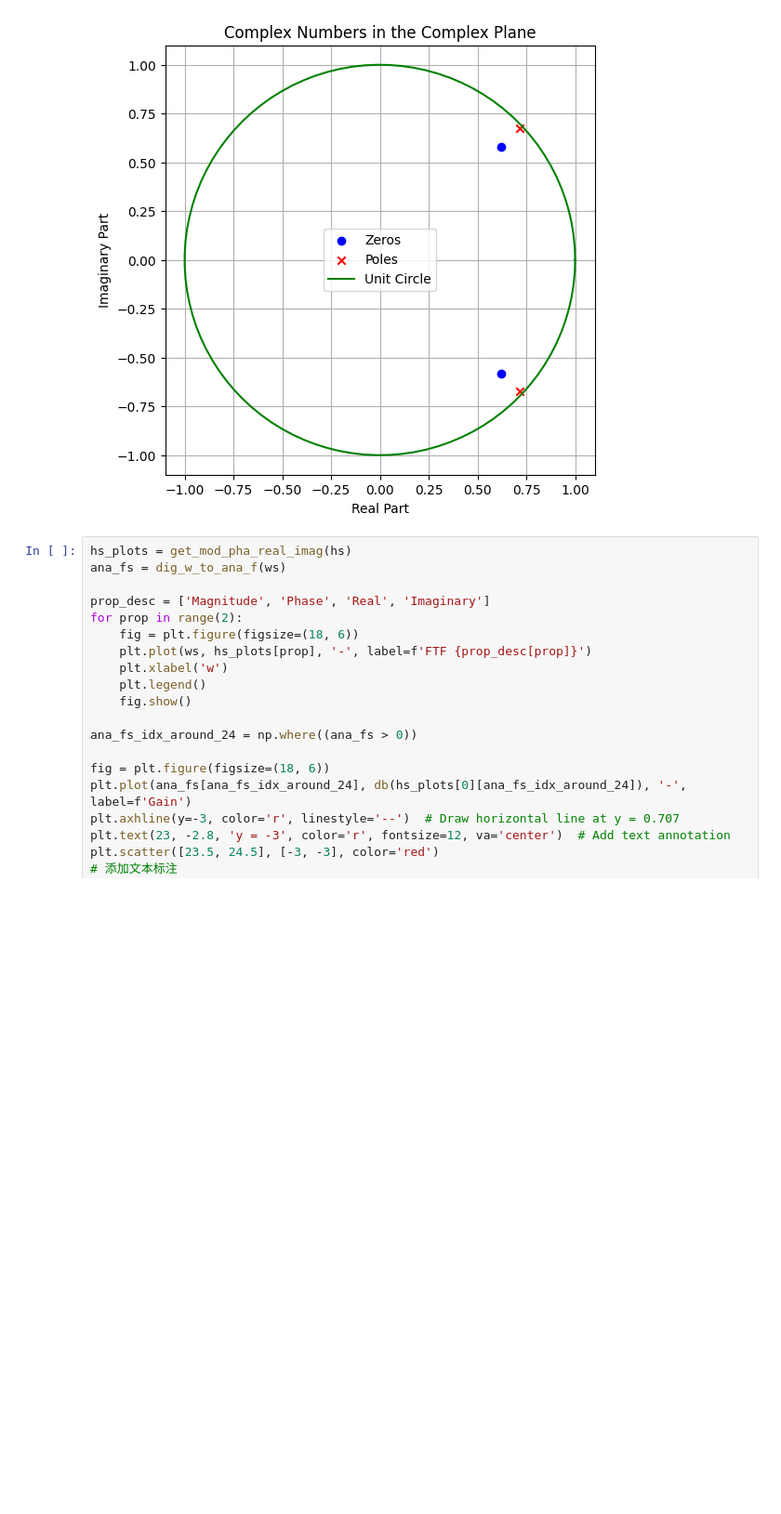
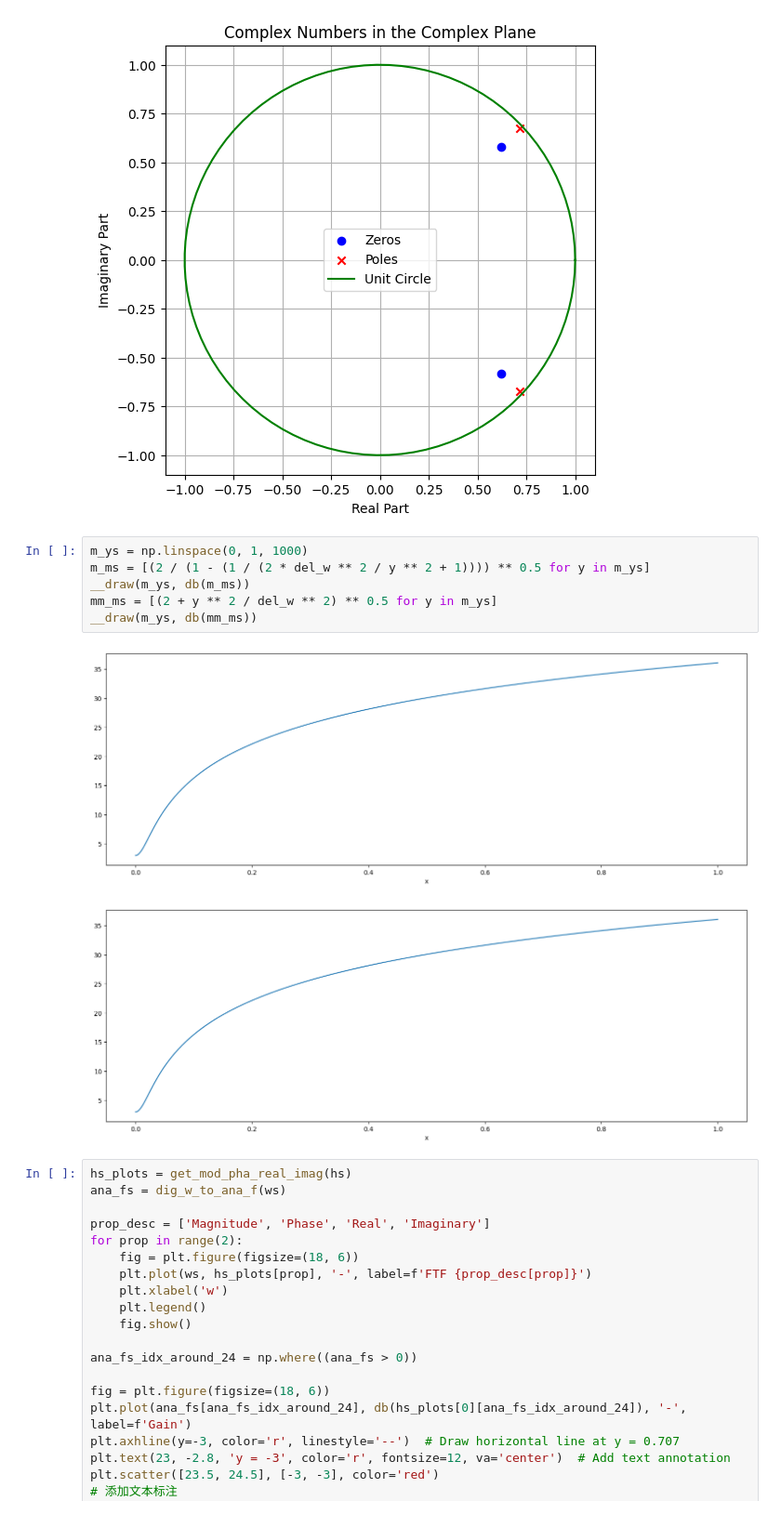
Before and after one commit to julyfun/dsp-lab3, a Jupyter notebook: t4.ipynb, the cells around one changed output. Shown at 93% size. Saved outputs shown, nothing was run; the diff lists cells and outputs as text; blank space fills up the shorter version.

```diff
--- a/t4.ipynb
+++ b/t4.ipynb
@@ -250,6 +252,15 @@ plot_complex_numbers(*pzmap(bz, az))
 9.653448362015736
 [ 0.10358993 -0.12837347  0.07484372] [ 1.         -1.43528311  0.96916447]
 [figure]
+# %%
+m_ys = np.linspace(0, 1, 1000)
+m_ms = [(2 / (1 - (1 / (2 * del_w ** 2 / y ** 2 + 1)))) ** 0.5 for y in m_ys]
+__draw(m_ys, db(m_ms))
+mm_ms = [(2 + y ** 2 / del_w ** 2) ** 0.5 for y in m_ys]
+__draw(m_ys, db(mm_ms))
+# %% [output]
+[figure, added]
+[figure, added]
 # %%
 hs_plots = get_mod_pha_real_imag(hs)
 ana_fs = dig_w_to_ana_f(ws)
```
Also changed, not shown: parts of 1 cell of this notebook, 2 other files.
